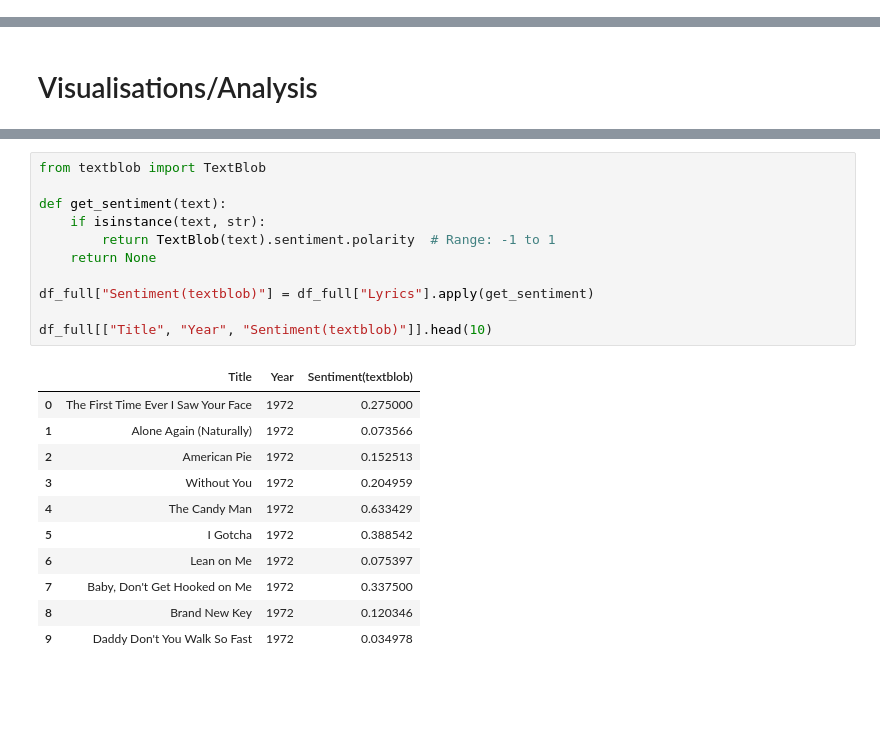
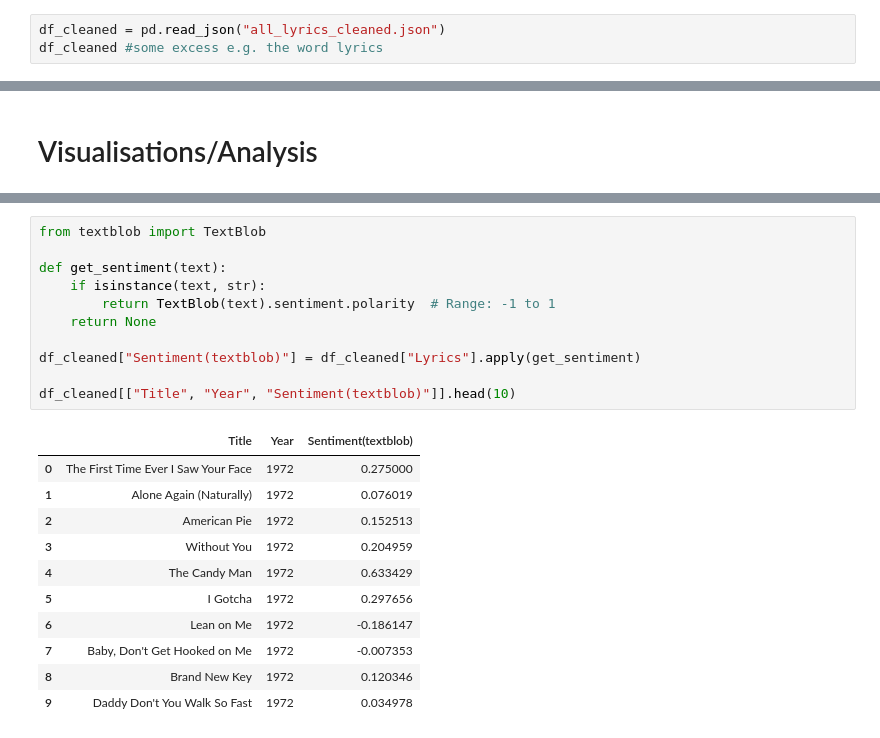
Before and after one commit to sdavies056/misogyny-in-lyrics, a Jupyter notebook: notebooks/misogyny-in-lyrics.ipynb, the cells around one changed output, grey strips where cells are left out. Cells and saved outputs as stored; diff of their text form; blank space fills up the shorter version.

```diff
--- a/notebooks/misogyny-in-lyrics.ipynb
+++ b/notebooks/misogyny-in-lyrics.ipynb
@@ -985,0 +718,3 @@ def fetch_lyrics_batch(df):  # df has Title, Artist, and Year
+# %%
+df_cleaned = pd.read_json("all_lyrics_cleaned.json")
+df_cleaned #some excess e.g. the word lyrics
@@ -988,23 +751,23 @@ def fetch_lyrics_batch(df):  # df has Title, Artist, and Year
 # %%
 from textblob import TextBlob
 
 def get_sentiment(text):
     if isinstance(text, str):
         return TextBlob(text).sentiment.polarity  # Range: -1 to 1
     return None
 
-df_full["Sentiment(textblob)"] = df_full["Lyrics"].apply(get_sentiment)
+df_cleaned["Sentiment(textblob)"] = df_cleaned["Lyrics"].apply(get_sentiment)
 
-df_full[["Title", "Year", "Sentiment(textblob)"]].head(10)
+df_cleaned[["Title", "Year", "Sentiment(textblob)"]].head(10)
 # %% [output]
 |  | Title | Year | Sentiment(textblob) |
 | 0 | The First Time Ever I Saw Your Face | 1972 | 0.275000 |
-| 1 | Alone Again (Naturally) | 1972 | 0.073566 |
+| 1 | Alone Again (Naturally) | 1972 | 0.076019 |
 | 2 | American Pie | 1972 | 0.152513 |
 | 3 | Without You | 1972 | 0.204959 |
 | 4 | The Candy Man | 1972 | 0.633429 |
-| 5 | I Gotcha | 1972 | 0.388542 |
-| 6 | Lean on Me | 1972 | 0.075397 |
-| 7 | Baby, Don't Get Hooked on Me | 1972 | 0.337500 |
+| 5 | I Gotcha | 1972 | 0.297656 |
+| 6 | Lean on Me | 1972 | -0.186147 |
+| 7 | Baby, Don't Get Hooked on Me | 1972 | -0.007353 |
 | 8 | Brand New Key | 1972 | 0.120346 |
 | 9 | Daddy Don't You Walk So Fast | 1972 | 0.034978 |
```
Also changed, not shown: parts of 69 cells of this notebook, 1 other file.
